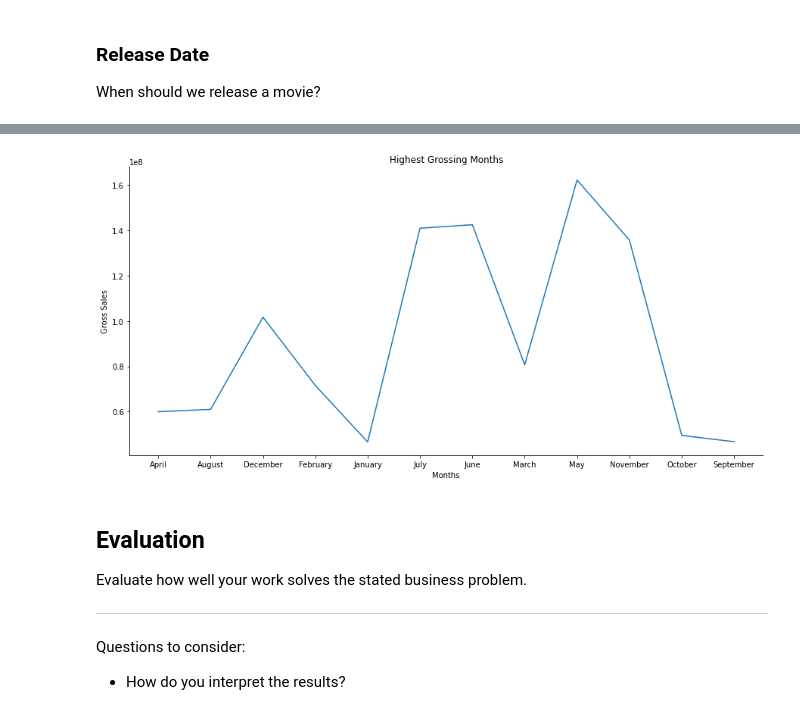
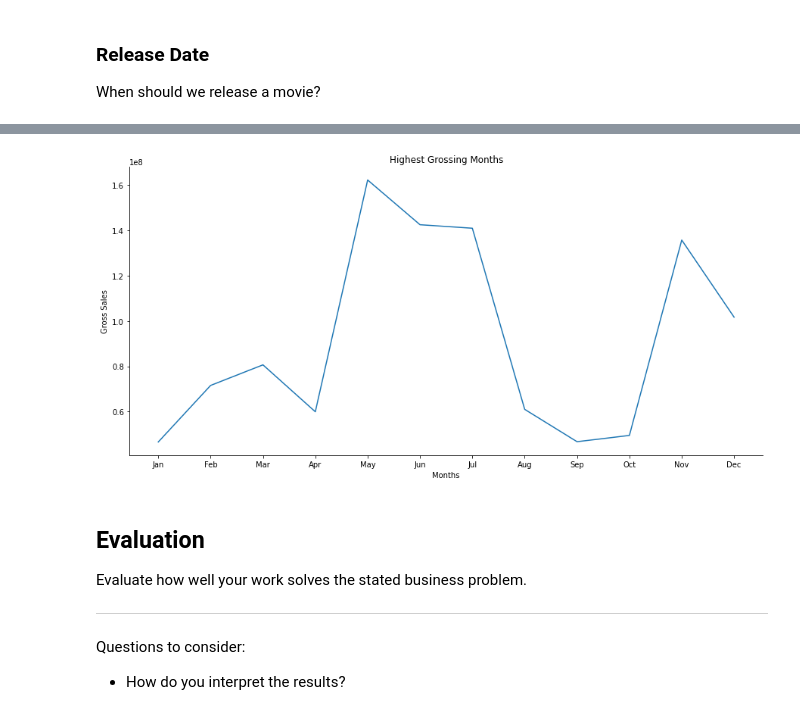
Before and after one commit to alexcasey92/Box-Office-EDA, a Jupyter notebook: dsc-phase1-project-template.ipynb, the cells around one changed output, grey strips where cells are left out. Cells and saved outputs as stored; diff of their text form; code cells hidden in the pictures.

Commit message:
Release Date Analysis

```diff
--- a/dsc-phase1-project-template.ipynb
+++ b/dsc-phase1-project-template.ipynb
@@ -506,7 +506,7 @@ Name: release_date, Length: 5782, dtype: datetime64[ns]
 # %%
 #probably dont need this because release_date is formatted correctly for graphing
 budgets['release_year'] = budgets['release_date'].dt.year
-budgets['release_month'] = budgets['release_date'].dt.month_name()
+budgets['release_month'] = budgets['release_date'].dt.month
 #df_tn['year'] = pd.to_numeric(df_tn['year']).astype(int)
 budgets
 # %% [output]
@@ -754,0 +757,5 @@ sort_values(by='release_month')
+# %%
+#Converting to months for readability
+months=['Jan','Feb','Mar','Apr','May','Jun','Jul','Aug','Sep','Oct','Nov','Dec']
+month_average_grouped['release_month'] = months
+month_average_grouped
@@ -755,26 +776,26 @@ sort_values(by='release_month')
 # %%
 import matplotlib.dates as mdates
 from matplotlib.dates import DateFormatter
 
 
 plt.figure(figsize=(15, 7))
 sns.lineplot(
-    x=month_average_grouped.index,
+    x='release_month',
     y='worldwide_gross',
     data=month_average_grouped, # telling it to plot using the axes already created
     palette="cubehelix", # set a sequential colormap #flare
 
 ).set(
     ylabel="Gross Sales",
     xlabel="Months",
     title="Highest Grossing Months"
 
 );
 
 #remove top and right axes spines
 sns.despine()
 # %% [output]
-[figure, old version]
+[figure, new version]
 # %%
 #correlation between gross revenue and release month?
 # %% [markdown]
```
Also changed, not shown: parts of 4 cells of this notebook.
